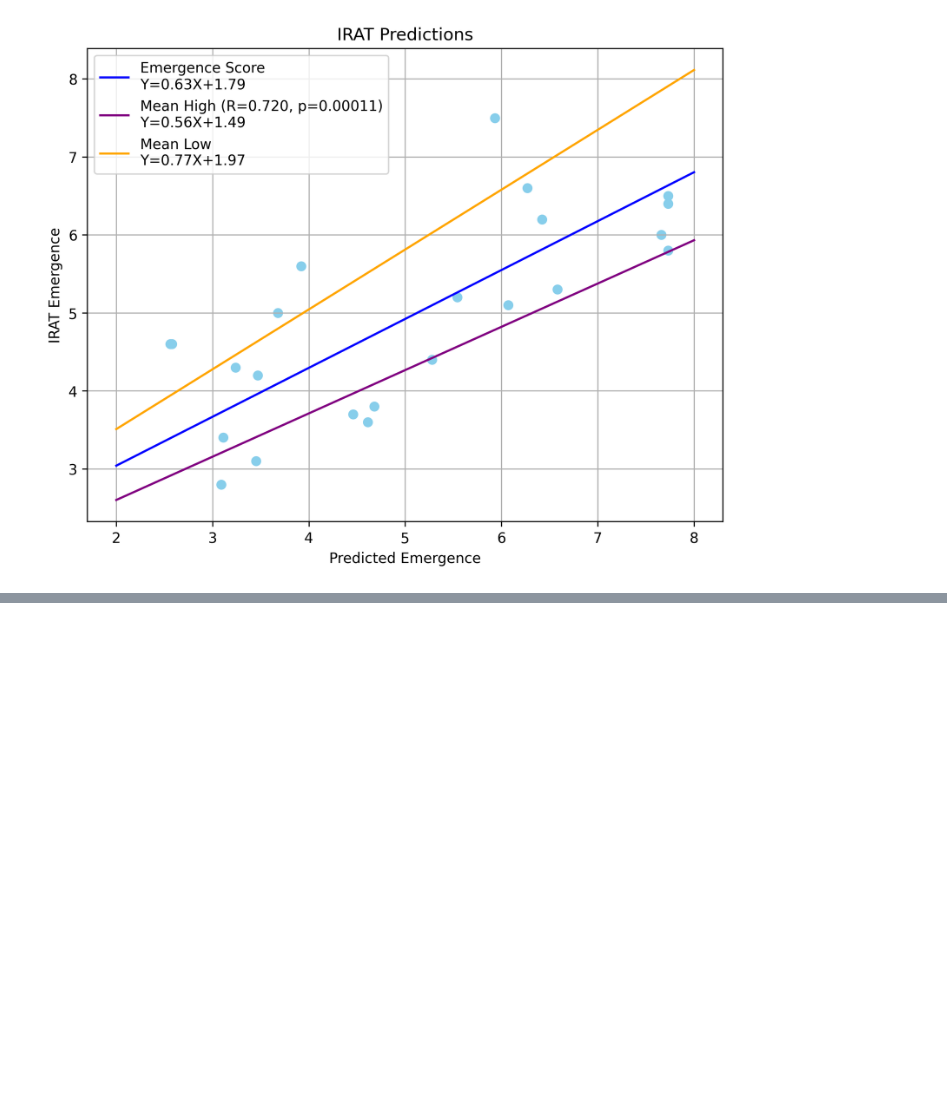
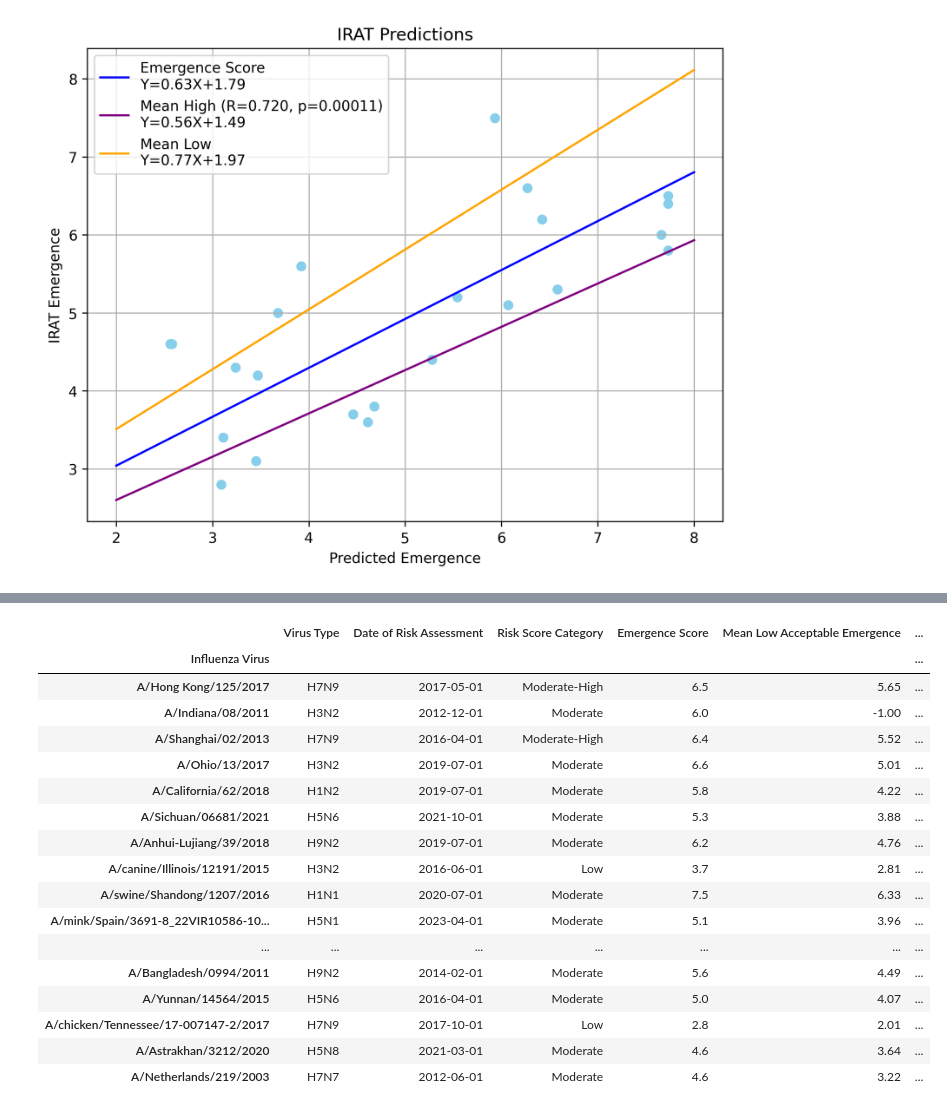
Before and after one commit to zeroknowledgediscovery/emergenet, a Jupyter notebook: paper_data_v3/irat_enet/irat_predictions.ipynb, the cells around one changed output, grey strips where cells are left out. Drawn from its saved outputs; the diff is of its cells as text; code cells hidden in the pictures; blank space fills up the shorter version.

Commit message:
irat sem

```diff
--- a/paper_data_v3/irat_enet/irat_predictions.ipynb
+++ b/paper_data_v3/irat_enet/irat_predictions.ipynb
@@ -171,0 +250,41 @@ plt.title('IRAT Predictions');
+# %%
+irat = pd.read_csv(RESULT_DIR + 'irat_sample.csv')
+irat = irat.drop(columns=['Impact Score',
+                          'Mean Low Acceptable Impact',
+                          'Mean High Acceptable Impact',
+                          'HA Sequence',
+                          'NA Sequence',
+                          'HA Length',
+                          'NA Length',
+                          'HA Risk',
+                          'HA Risk SEM',
+                          'NA Risk',
+                          'NA Risk SEM',
+                          'Predicted Emergence Low',
+                          'Predicted Emergence Low SEM',
+                          'Predicted Emergence High',
+                          'Predicted Emergence High SEM']).round(5)
+irat['Predicted Emergence'] = irat['Predicted Emergence'].round(2)
+irat['Predicted Emergence SEM'] = irat['Predicted Emergence SEM'].round(3)
+irat = irat.set_index('Influenza Virus')
+textable(irat, tabname = OUT_DIR + 'irat_sample.tex', FORMAT='%1.5f')
+irat
+# %% [output]
+|  | Virus Type | Date of Risk Assessment | Risk Score Category | Emergence Score | Mean Low Acceptable Emergence | ... |
+| Influenza Virus |  |  |  |  |  | ... |
+| A/Hong Kong/125/2017 | H7N9 | 2017-05-01 | Moderate-High | 6.5 | 5.65 | ... |
+| A/Indiana/08/2011 | H3N2 | 2012-12-01 | Moderate | 6.0 | -1.00 | ... |
+| A/Shanghai/02/2013 | H7N9 | 2016-04-01 | Moderate-High | 6.4 | 5.52 | ... |
+| A/Ohio/13/2017 | H3N2 | 2019-07-01 | Moderate | 6.6 | 5.01 | ... |
+| A/California/62/2018 | H1N2 | 2019-07-01 | Moderate | 5.8 | 4.22 | ... |
+| A/Sichuan/06681/2021 | H5N6 | 2021-10-01 | Moderate | 5.3 | 3.88 | ... |
+| A/Anhui-Lujiang/39/2018 | H9N2 | 2019-07-01 | Moderate | 6.2 | 4.76 | ... |
+| A/canine/Illinois/12191/2015 | H3N2 | 2016-06-01 | Low | 3.7 | 2.81 | ... |
+| A/swine/Shandong/1207/2016 | H1N1 | 2020-07-01 | Moderate | 7.5 | 6.33 | ... |
+| A/mink/Spain/3691-8_22VIR10586-10... | H5N1 | 2023-04-01 | Moderate | 5.1 | 3.96 | ... |
+| ... | ... | ... | ... | ... | ... | ... |
+| A/Bangladesh/0994/2011 | H9N2 | 2014-02-01 | Moderate | 5.6 | 4.49 | ... |
+| A/Yunnan/14564/2015 | H5N6 | 2016-04-01 | Moderate | 5.0 | 4.07 | ... |
+| A/chicken/Tennessee/17-007147-2/2017 | H7N9 | 2017-10-01 | Low | 2.8 | 2.01 | ... |
+| A/Astrakhan/3212/2020 | H5N8 | 2021-03-01 | Moderate | 4.6 | 3.64 | ... |
+| A/Netherlands/219/2003 | H7N7 | 2012-06-01 | Moderate | 4.6 | 3.22 | ... |
```
Also changed, not shown: parts of 3 cells of this notebook, 7 other files.
